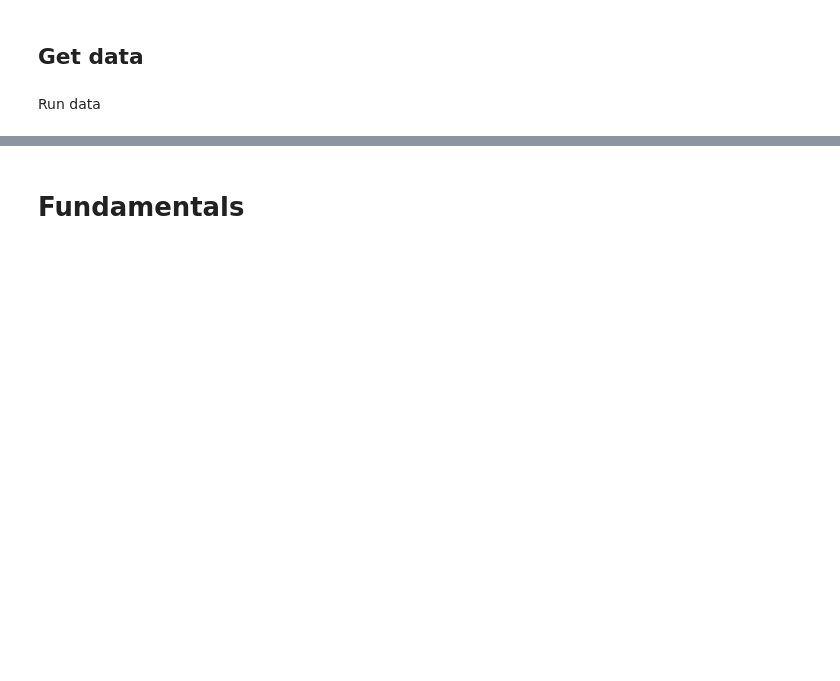
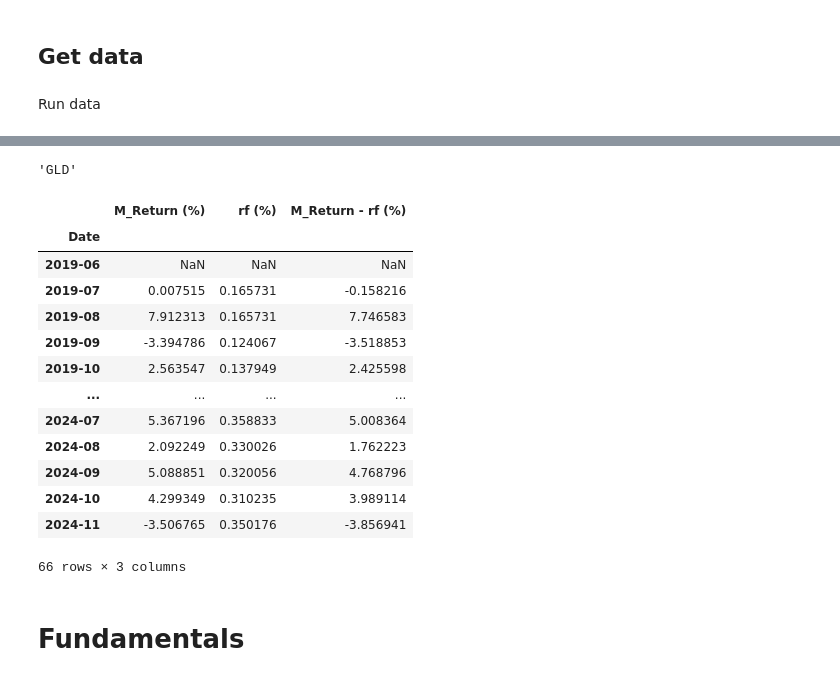
Before and after one commit to TGChenZP/HuangPu_EquityResearchPlatform, a Jupyter notebook: notebook/analysis.ipynb, the cells around one changed output, grey strips where cells are left out. Drawn from its saved outputs; the diff is of its cells as text; code cells hidden in the pictures; blank space fills up the shorter version.

```diff
--- a/notebook/analysis.ipynb
+++ b/notebook/analysis.ipynb
@@ -166,4 +166,25 @@ plot_splits_over_time(TICKER, historical_prices_dict, MARKET)
 [figure]
+# %%
+ticker
+# %% [output]
+'GLD'
+# %%
+monthly_returns_df_dict['GLD']
+# %% [output]
+|  | M_Return (%) | rf (%) | M_Return - rf (%) |
+| Date |  |  |  |
+| 2019-06 | NaN | NaN | NaN |
+| 2019-07 | 0.007515 | 0.165731 | -0.158216 |
+| 2019-08 | 7.912313 | 0.165731 | 7.746583 |
+| 2019-09 | -3.394786 | 0.124067 | -3.518853 |
+| 2019-10 | 2.563547 | 0.137949 | 2.425598 |
+| ... | ... | ... | ... |
+| 2024-07 | 5.367196 | 0.358833 | 5.008364 |
+| 2024-08 | 2.092249 | 0.330026 | 1.762223 |
+| 2024-09 | 5.088851 | 0.320056 | 4.768796 |
+| 2024-10 | 4.299349 | 0.310235 | 3.989114 |
+| 2024-11 | -3.506765 | 0.350176 | -3.856941 |
+66 rows × 3 columns
 # %% [markdown]
 # Fundamentals
 # %%
```
Also changed, not shown: parts of 3 cells of this notebook, 4 other files.
